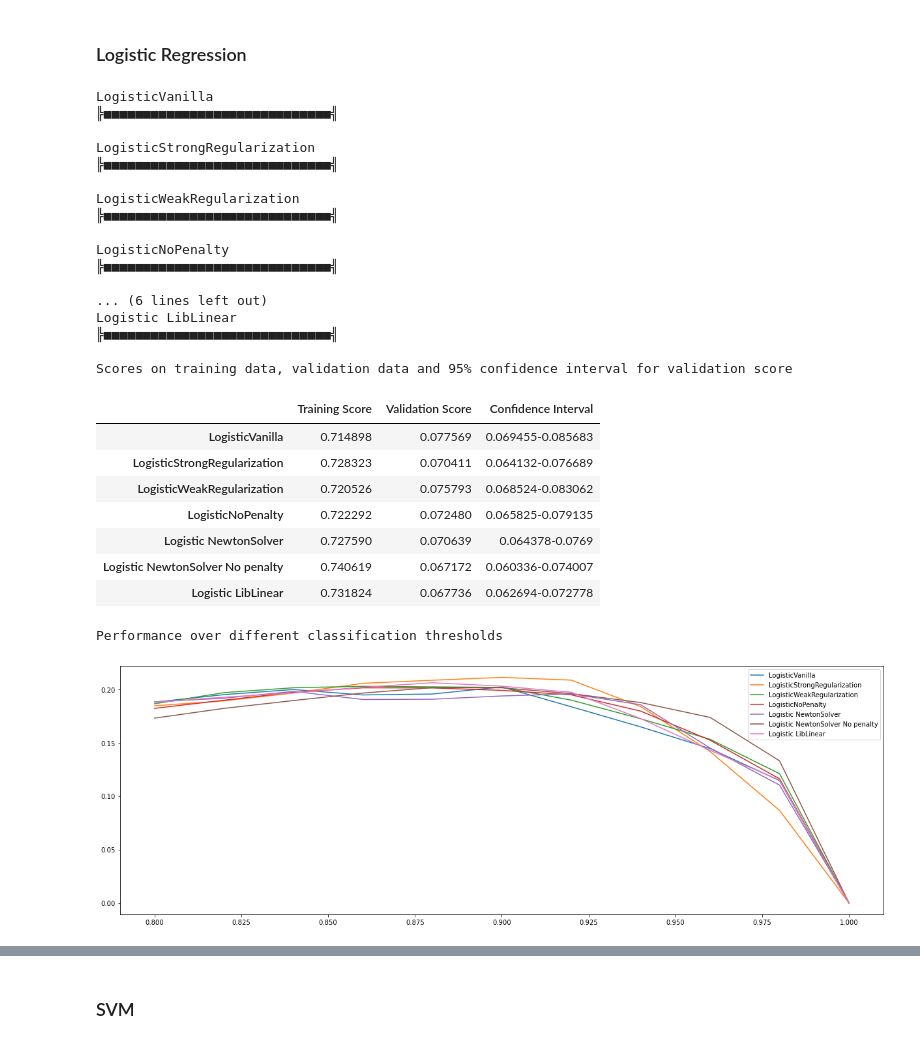
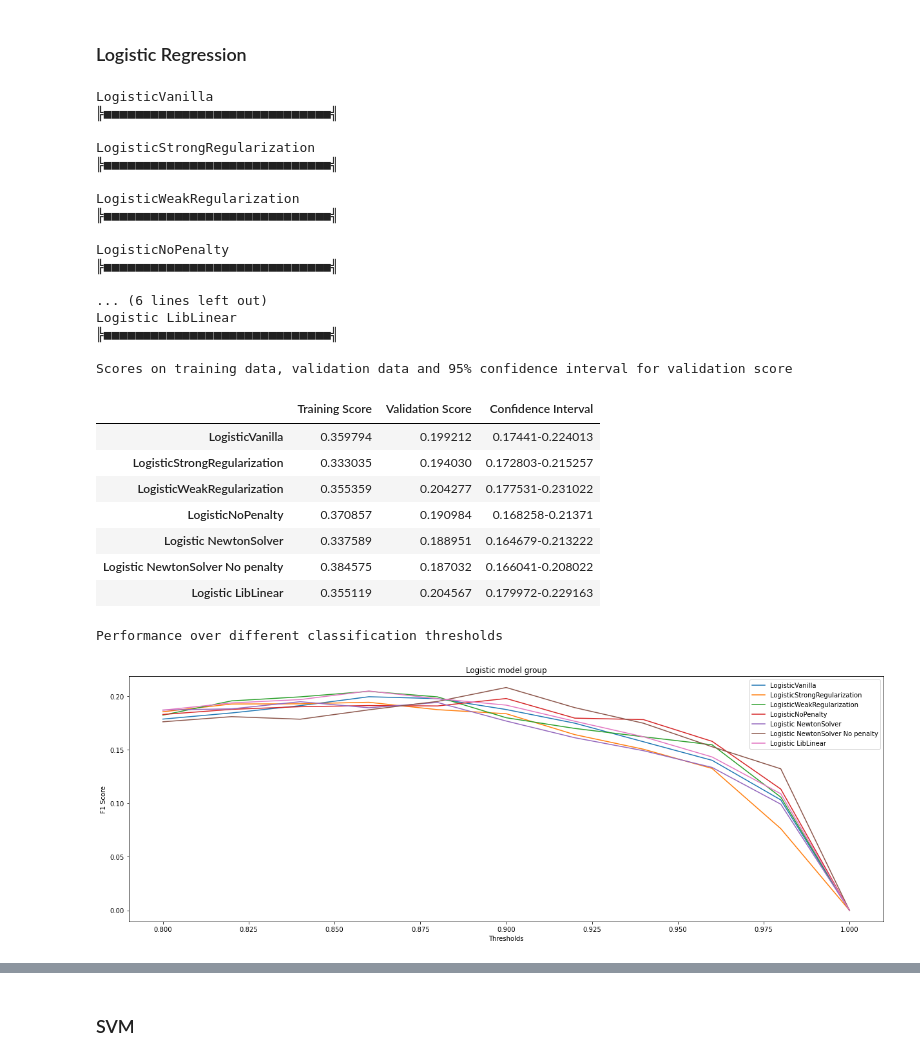
Before and after one commit to Sir-Slade/covid_prediction_project, a Jupyter notebook: PredictorExperimentsClean.ipynb, the cells around one changed output, grey strips where cells are left out. Cells and saved outputs as stored; diff of their text form; code cells hidden in the pictures.

```diff
--- a/PredictorExperimentsClean.ipynb
+++ b/PredictorExperimentsClean.ipynb
@@ -467,16 +444,15 @@ Index(['cough', 'cough_severity', 'ctab', 'days_since_symptom_onset', 'dia',
 ## Model development
 # %%
 models ={
-    "GaussianNB" : GaussianNB(),
     "Random Forest (100 estimators)" : RandomForestClassifier(min_samples_leaf=100),
-    "XGBoost Classifier" : XGBAdapter(n_estimators=100),
+    "XGBoost Classifier" : XGBClassifier(n_estimators=100, verbosity=0),
     "SVM" : SVC(kernel='linear', probability=True),
-    "KNN" : KNeighborsClassifier(n_neighbors=100, weights="distance"),
+    "KNN" : KNeighborsClassifier(n_neighbors=300, weights="uniform", algorithm="brute"),
     "Logistic Regression" : LogisticRegression(),
     "Ada Boost" : AdaBoostClassifier()
 }
 # %%
-run_models(X[selected_features], y, models, folds=30, ratio_negatives_to_positives=0)
+run_models(X[selected_features], y, models, folds=30, ratio_negatives_to_positives=0, name="Original proportion")
 # %% [output]
 GaussianNB
 ╠■■■■■■■■■■■■■■■■■■■■■■■■■■■■■╣
@@ -514,5 +490,5 @@ Performance over different classification thresholds
 | Logistic Regression | 0.04655 | 0.203563 | 0.159405 | 0.127612 | 0.102014 | 0.061946 | 0.037457 | 0.023392 | 0.012975 | 0.002222 | 0.000000 |
 | Ada Boost | 0.04655 | 0.046550 | 0.046550 | 0.046551 | 0.046674 | 0.068634 | 0.000000 | 0.000000 | 0.000000 | 0.000000 | 0.000000 |
 # %%
-run_models(X, y, models, folds=30, ratio_negatives_to_positives=1)
+run_models(X, y, models, folds=30, ratio_negatives_to_positives=1, name="Undersample to positives size")
 # %% [output]
@@ -554,5 +530,5 @@ Performance over different classification thresholds
 # %%
-run_models(X, y, models, folds=30, ratio_negatives_to_positives=-1)
+run_models(X, y, models, folds=30, ratio_negatives_to_positives=-1, name="Oversample to negative size")
 # %% [output]
 GaussianNB
 ╠■■■■■■■■■■■■■■■■■■■■■■■■■■■■■╣
@@ -604,33 +556,33 @@ logistic_model_group = {
     "Logistic LibLinear" : LogisticRegression(solver="liblinear")
 }
 # %%
-run_models(X[selected_features], y, logistic_model_group, folds=30, ratio_negatives_to_positives=1, thresholds=np.linspace(.8,1,num=11))
+run_models(X[selected_features], y, logistic_model_group, folds=30, ratio_negatives_to_positives=1, class_threshold=.86, thresholds=np.linspace(.8,1,num=11), name="Logistic model group")
 # %% [output]
 LogisticVanilla
 ╠■■■■■■■■■■■■■■■■■■■■■■■■■■■■■╣
 
 LogisticStrongRegularization
 ╠■■■■■■■■■■■■■■■■■■■■■■■■■■■■■╣
 
 LogisticWeakRegularization
 ╠■■■■■■■■■■■■■■■■■■■■■■■■■■■■■╣
 
 LogisticNoPenalty
 ╠■■■■■■■■■■■■■■■■■■■■■■■■■■■■■╣
 
 ... (6 lines left out)
 Logistic LibLinear
 ╠■■■■■■■■■■■■■■■■■■■■■■■■■■■■■╣
 
 Scores on training data, validation data and 95% confidence interval for validation score
 |  | Training Score | Validation Score | Confidence Interval |
-| LogisticVanilla | 0.714898 | 0.077569 | 0.069455-0.085683 |
-| LogisticStrongRegularization | 0.728323 | 0.070411 | 0.064132-0.076689 |
-| LogisticWeakRegularization | 0.720526 | 0.075793 | 0.068524-0.083062 |
-| LogisticNoPenalty | 0.722292 | 0.072480 | 0.065825-0.079135 |
-| Logistic NewtonSolver | 0.727590 | 0.070639 | 0.064378-0.0769 |
-| Logistic NewtonSolver No penalty | 0.740619 | 0.067172 | 0.060336-0.074007 |
-| Logistic LibLinear | 0.731824 | 0.067736 | 0.062694-0.072778 |
+| LogisticVanilla | 0.359794 | 0.199212 | 0.17441-0.224013 |
+| LogisticStrongRegularization | 0.333035 | 0.194030 | 0.172803-0.215257 |
+| LogisticWeakRegularization | 0.355359 | 0.204277 | 0.177531-0.231022 |
+| LogisticNoPenalty | 0.370857 | 0.190984 | 0.168258-0.21371 |
+| Logistic NewtonSolver | 0.337589 | 0.188951 | 0.164679-0.213222 |
+| Logistic NewtonSolver No penalty | 0.384575 | 0.187032 | 0.166041-0.208022 |
+| Logistic LibLinear | 0.355119 | 0.204567 | 0.179972-0.229163 |
 Performance over different classification thresholds
-[figure, old version]
+[figure, new version]
 |  | 0.80 | 0.82 | 0.84 | 0.86 | 0.88 | 0.90 | 0.92 | 0.94 | 0.96 | 0.98 | 1.00 |
```
Also changed, not shown: parts of 12 cells of this notebook, 1 other file.
